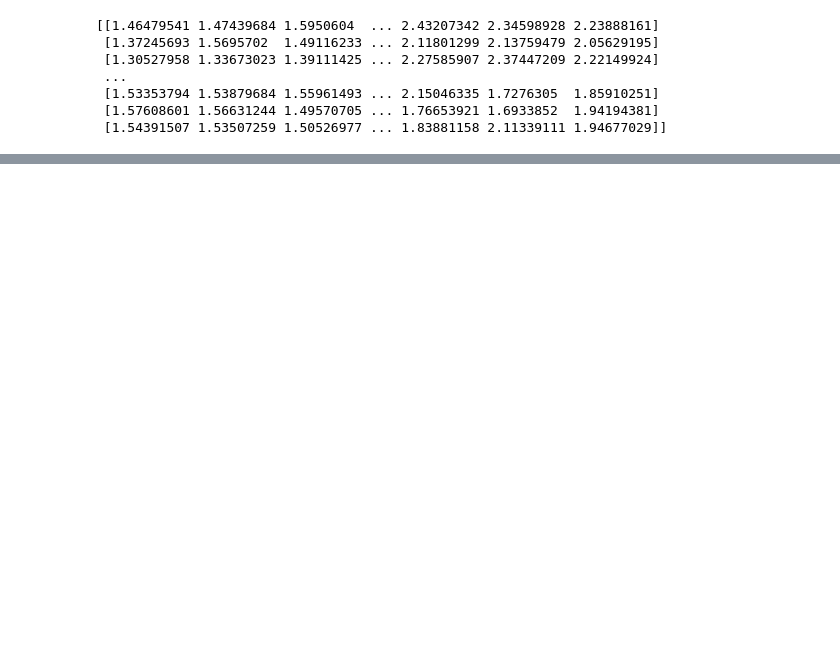
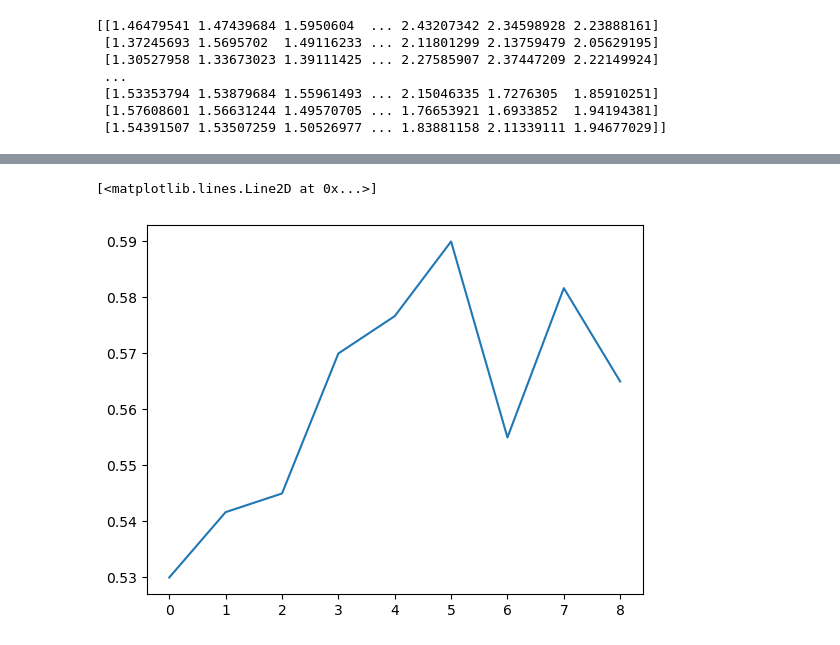
Before and after one commit to akash20122001/B.Tech-Project, a Jupyter notebook: Untitled.ipynb, the cells around one changed output, grey strips where cells are left out. Cells and saved outputs as stored; diff of their text form; code cells hidden in the pictures; blank space fills up the shorter version.

```diff
--- a/Untitled.ipynb
+++ b/Untitled.ipynb
@@ -401,3 +460,9 @@ Traceback (most recent call last):
+# %%
+plt.plot(acc)
+# optimum number 5
+# %% [output]
+[<matplotlib.lines.Line2D at 0x...>]
+[figure, added]
 # %%
 test_accuracy = metrics.accuracy_score(y_test, y_test_pred)
 print(f"Test Set Accuracy: {test_accuracy * 100:.2f}%")
```
Also changed, not shown: parts of 34 cells of this notebook.
